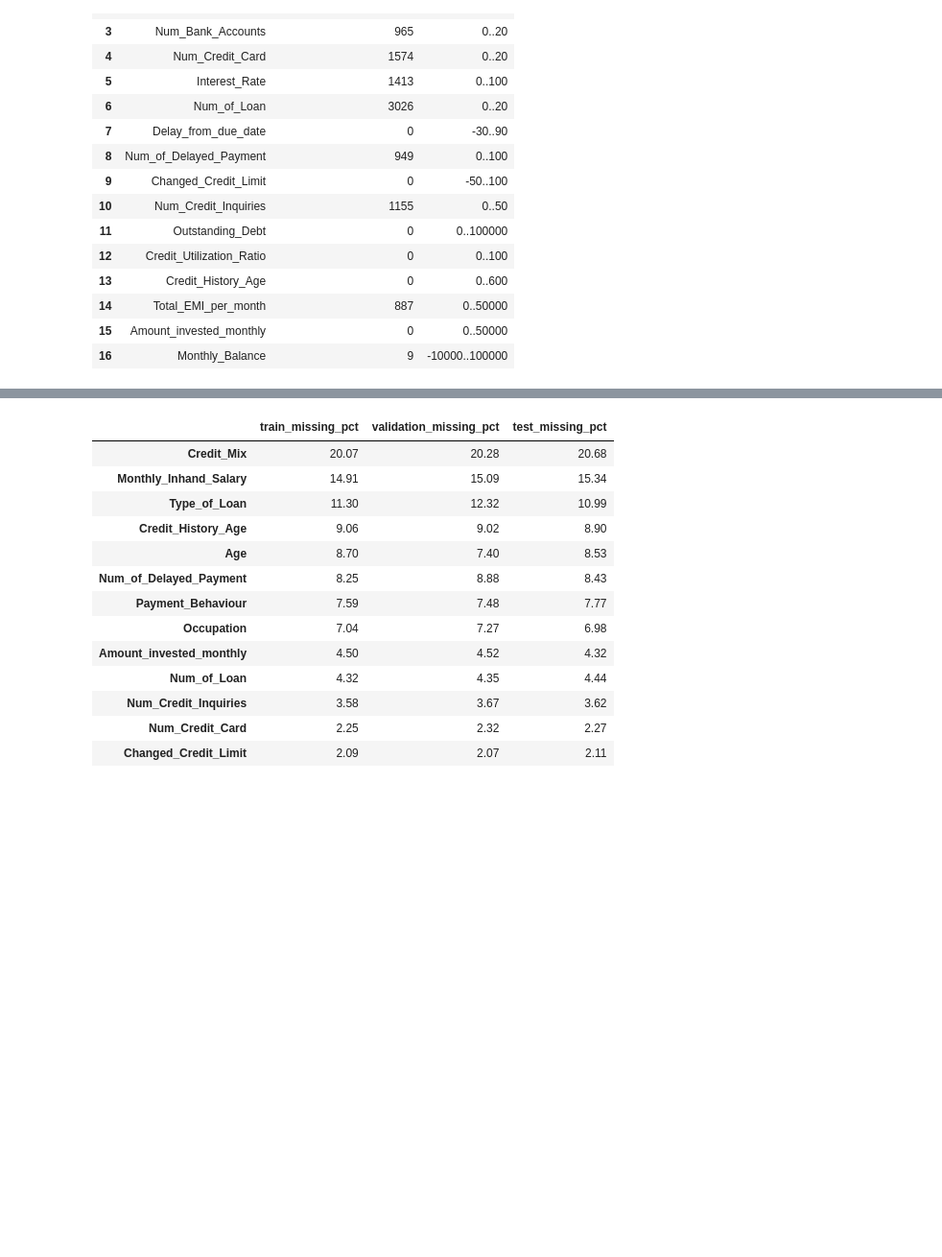
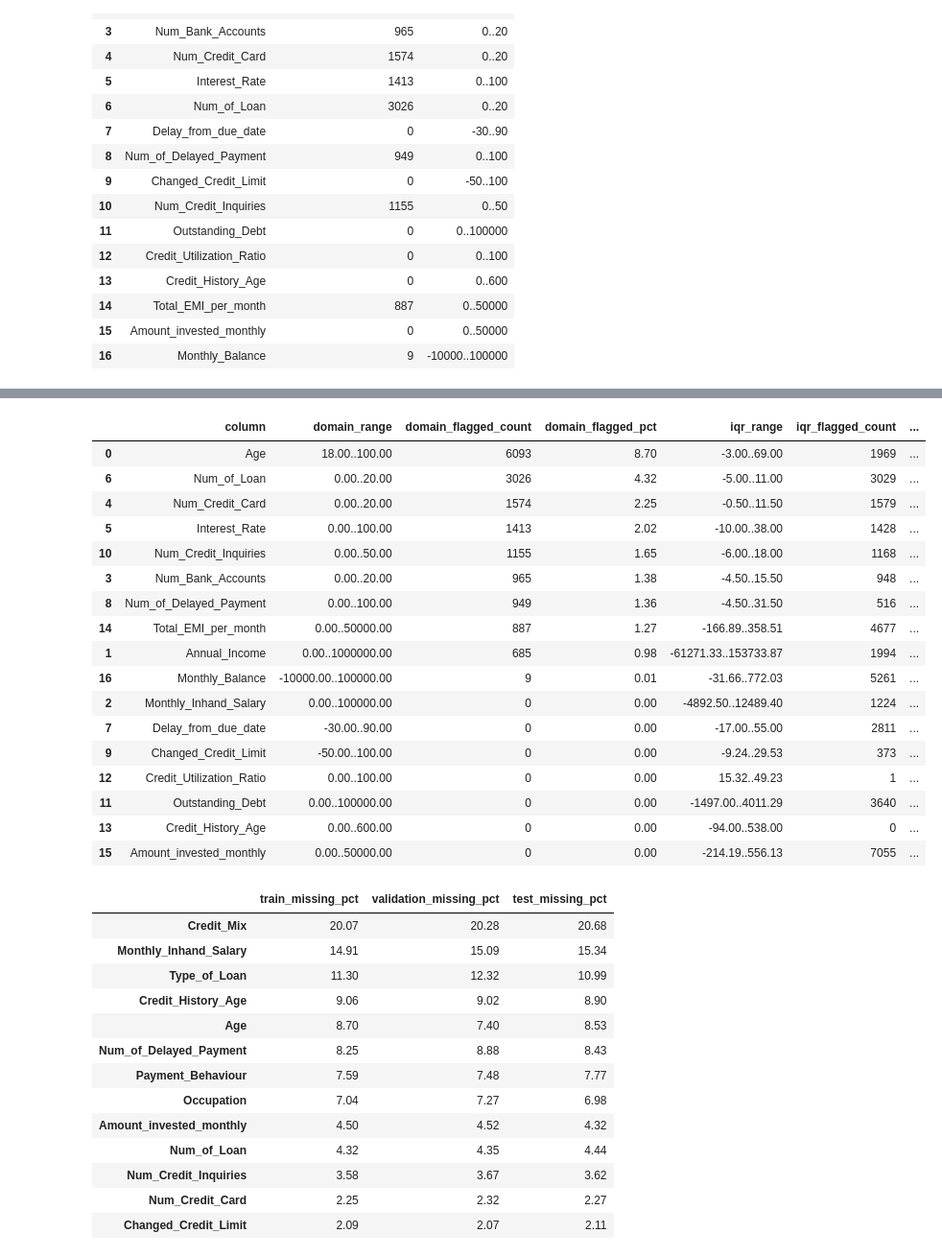
Before and after one commit to PiotrSmola/fetal-health-classification, a Jupyter notebook: credit_score_classification_pytorch_mlp_project2.ipynb, the cells around one changed output, grey strips where cells are left out. Shown at 96% size. Cells and saved outputs as stored; diff of their text form; code cells hidden in the pictures; blank space fills up the shorter version.

```diff
--- a/credit_score_classification_pytorch_mlp_project2.ipynb
+++ b/credit_score_classification_pytorch_mlp_project2.ipynb
@@ -371,3 +557,53 @@ Rows dropped for >40% missing values: train=0, validation=0, test=0
+# %%
+iqr_base = train_raw.copy()
+for col in NUMERIC_COLUMNS:
+    if col == "Credit_History_Age":
+        iqr_base[col] = parse_credit_history_age(iqr_base[col])
+    else:
+        iqr_base[col] = clean_numeric_series(iqr_base[col])
+
+outlier_diagnostics_rows = []
+for col, (domain_low, domain_high) in UNREALISTIC_RANGES.items():
+    values = iqr_base[col].dropna()
+    q1 = values.quantile(0.25)
+    q3 = values.quantile(0.75)
+    iqr = q3 - q1
+    iqr_low = q1 - 1.5 * iqr
+    iqr_high = q3 + 1.5 * iqr
+
+    domain_mask = iqr_base[col].notna() & ((iqr_base[col] < domain_low) | (iqr_base[col] > domain_high))
+    iqr_mask = iqr_base[col].notna() & ((iqr_base[col] < iqr_low) | (iqr_base[col] > iqr_high))
+    outlier_diagnostics_rows.append({
+        "column": col,
+        "domain_range": f"{domain_low:.2f}..{domain_high:.2f}",
+        "domain_flagged_count": int(domain_mask.sum()),
+        "domain_flagged_pct": domain_mask.mean() * 100,
+        "iqr_range": f"{iqr_low:.2f}..{iqr_high:.2f}",
+        "iqr_flagged_count": int(iqr_mask.sum()),
+        "iqr_flagged_pct": iqr_mask.mean() * 100,
+    })
+
+outlier_diagnostics = pd.DataFrame(outlier_diagnostics_rows)
+display(outlier_diagnostics.sort_values("domain_flagged_count", ascending=False).round(2))
+# %% [output]
+|  | column | domain_range | domain_flagged_count | domain_flagged_pct | iqr_range | iqr_flagged_count | ... |
+| 0 | Age | 18.00..100.00 | 6093 | 8.70 | -3.00..69.00 | 1969 | ... |
+| 6 | Num_of_Loan | 0.00..20.00 | 3026 | 4.32 | -5.00..11.00 | 3029 | ... |
+| 4 | Num_Credit_Card | 0.00..20.00 | 1574 | 2.25 | -0.50..11.50 | 1579 | ... |
+| 5 | Interest_Rate | 0.00..100.00 | 1413 | 2.02 | -10.00..38.00 | 1428 | ... |
+| 10 | Num_Credit_Inquiries | 0.00..50.00 | 1155 | 1.65 | -6.00..18.00 | 1168 | ... |
+| 3 | Num_Bank_Accounts | 0.00..20.00 | 965 | 1.38 | -4.50..15.50 | 948 | ... |
+| 8 | Num_of_Delayed_Payment | 0.00..100.00 | 949 | 1.36 | -4.50..31.50 | 516 | ... |
+| 14 | Total_EMI_per_month | 0.00..50000.00 | 887 | 1.27 | -166.89..358.51 | 4677 | ... |
+| 1 | Annual_Income | 0.00..1000000.00 | 685 | 0.98 | -61271.33..153733.87 | 1994 | ... |
+| 16 | Monthly_Balance | -10000.00..100000.00 | 9 | 0.01 | -31.66..772.03 | 5261 | ... |
+| 2 | Monthly_Inhand_Salary | 0.00..100000.00 | 0 | 0.00 | -4892.50..12489.40 | 1224 | ... |
+| 7 | Delay_from_due_date | -30.00..90.00 | 0 | 0.00 | -17.00..55.00 | 2811 | ... |
+| 9 | Changed_Credit_Limit | -50.00..100.00 | 0 | 0.00 | -9.24..29.53 | 373 | ... |
+| 12 | Credit_Utilization_Ratio | 0.00..100.00 | 0 | 0.00 | 15.32..49.23 | 1 | ... |
+| 11 | Outstanding_Debt | 0.00..100000.00 | 0 | 0.00 | -1497.00..4011.29 | 3640 | ... |
+| 13 | Credit_History_Age | 0.00..600.00 | 0 | 0.00 | -94.00..538.00 | 0 | ... |
+| 15 | Amount_invested_monthly | 0.00..50000.00 | 0 | 0.00 | -214.19..556.13 | 7055 | ... |
 # %%
 missing_summary = pd.DataFrame({
     "train_missing_pct": clean_train[FEATURE_COLUMNS].isna().mean() * 100,
```
Also changed, not shown: parts of 18 cells of this notebook.
